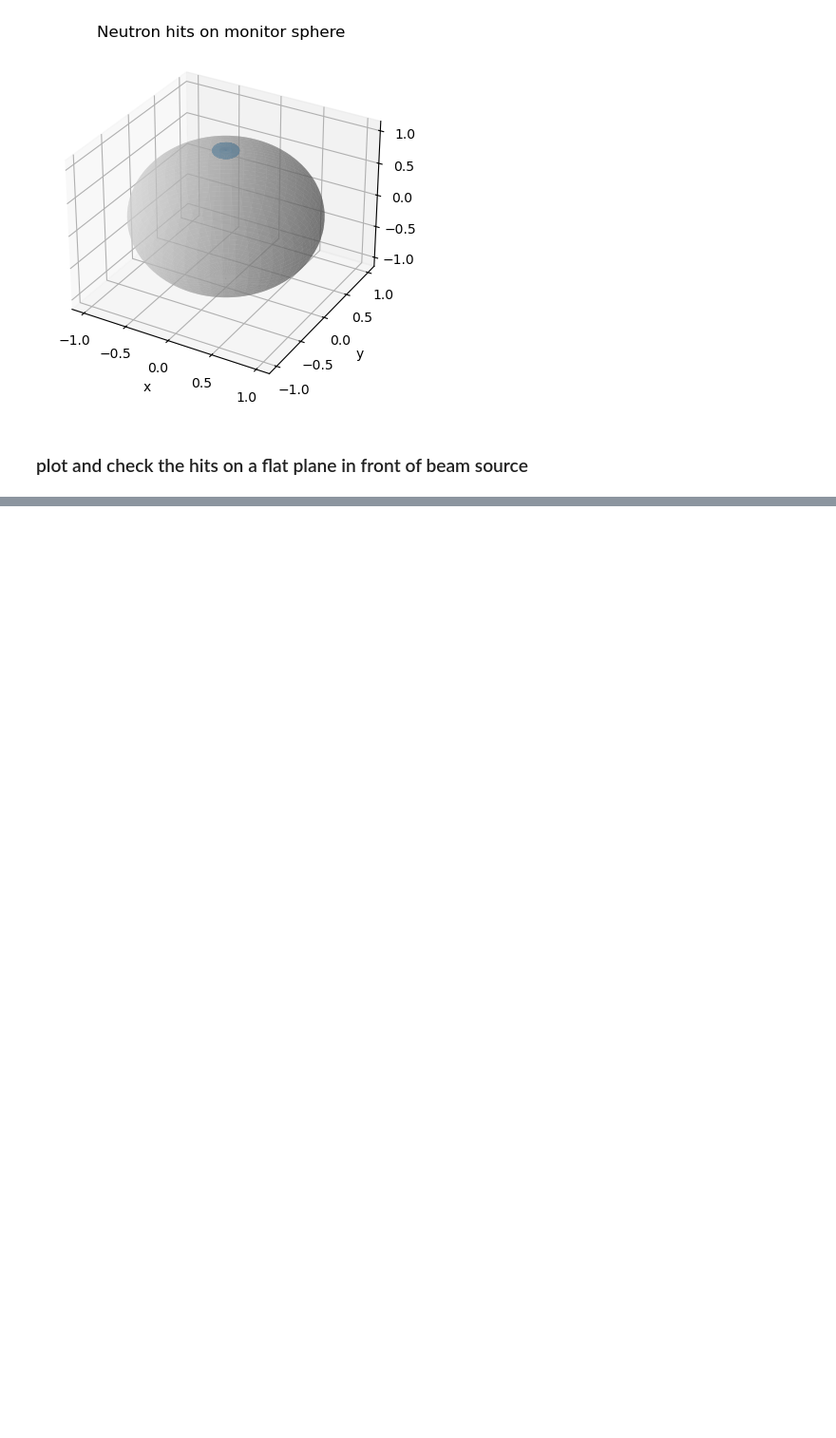
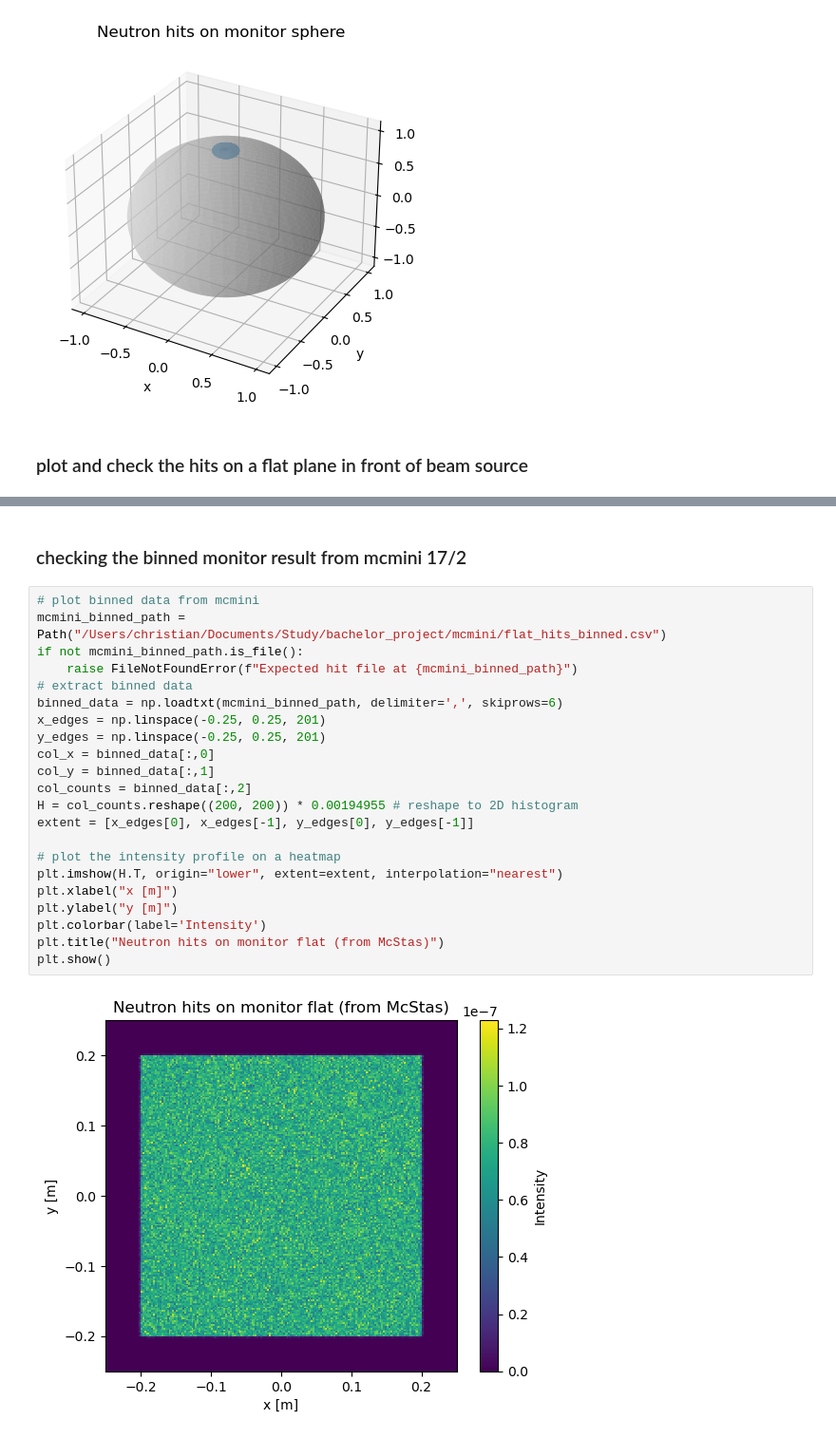
Before and after one commit to tinyThyssen/bachelor_project, a Jupyter notebook: mcmini_verification/mcmini_verification.ipynb, the cells around one changed output, grey strips where cells are left out. Shown at 95% size. Cells and saved outputs as stored; diff of their text form; blank space fills up the shorter version.

```diff
--- a/mcmini_verification/mcmini_verification.ipynb
+++ b/mcmini_verification/mcmini_verification.ipynb
@@ -285,0 +386,26 @@ Hit positions:
+# %% [markdown]
+### checking the binned monitor result from mcmini 17/2
+# %%
+# plot binned data from mcmini
+mcmini_binned_path = Path("/Users/christian/Documents/Study/bachelor_project/mcmini/flat_hits_binned.csv")
+if not mcmini_binned_path.is_file():
+    raise FileNotFoundError(f"Expected hit file at {mcmini_binned_path}")
+# extract binned data
+binned_data = np.loadtxt(mcmini_binned_path, delimiter=',', skiprows=6)
+x_edges = np.linspace(-0.25, 0.25, 201)
+y_edges = np.linspace(-0.25, 0.25, 201)
+col_x = binned_data[:,0]
+col_y = binned_data[:,1]
+col_counts = binned_data[:,2]
+H = col_counts.reshape((200, 200)) * 0.00194955 # reshape to 2D histogram
+extent = [x_edges[0], x_edges[-1], y_edges[0], y_edges[-1]]
+
+# plot the intensity profile on a heatmap
+plt.imshow(H.T, origin="lower", extent=extent, interpolation="nearest")
+plt.xlabel("x [m]")
+plt.ylabel("y [m]")
+plt.colorbar(label='Intensity')
+plt.title("Neutron hits on monitor flat (from McStas)")
+plt.show()
+# %% [output]
+[figure, added]
```
Also changed, not shown: parts of 3 cells of this notebook, 20 other files.
